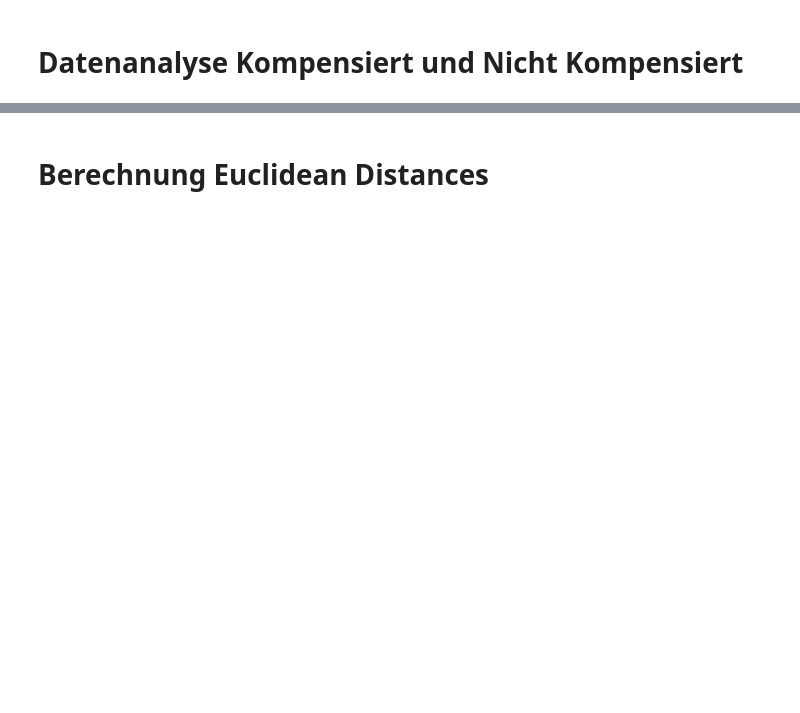
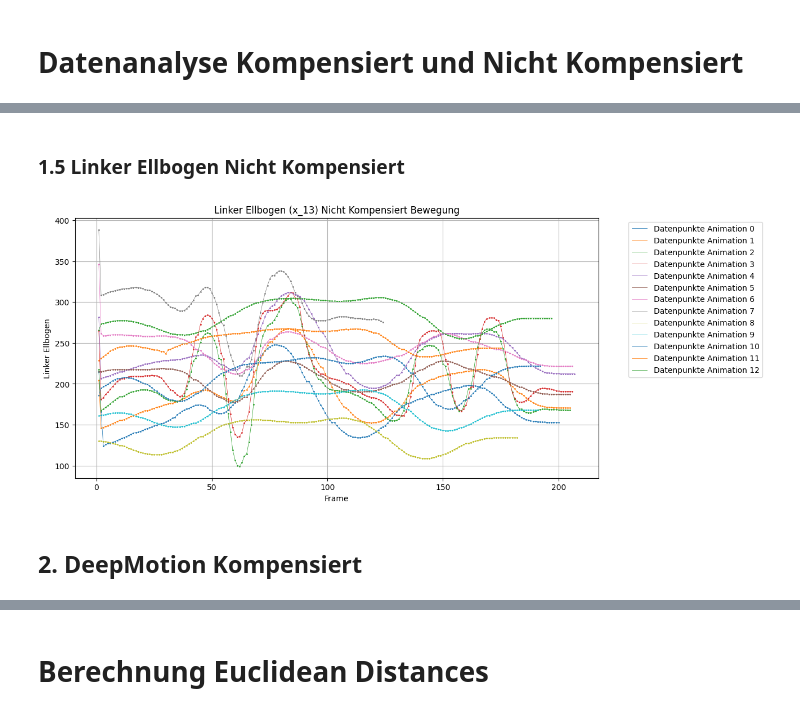
Before and after one commit to kollesal/VR-Quest, a Jupyter notebook: Assets/AvatarDataAugmentation/03 Data Analysis: DeepMotion and MediaPipe/01_Datenanalyse Kompensiert und nicht Kompensiert.ipynb, the cells around one changed output, grey strips where cells are left out. Drawn from its saved outputs; the diff is of its cells as text; code cells hidden in the pictures; blank space fills up the shorter version.

```diff
--- a/Assets/AvatarDataAugmentation/03 Data Analysis: DeepMotion and MediaPipe/01_Datenanalyse Kompensiert und nicht Kompensiert.ipynb
+++ b/Assets/AvatarDataAugmentation/03 Data Analysis: DeepMotion and MediaPipe/01_Datenanalyse Kompensiert und nicht Kompensiert.ipynb
@@ -469,0 +141,22 @@ plt.show()
+# %% [markdown]
+### 1.5 Linker Ellbogen Nicht Kompensiert
+# %%
+plt.figure(figsize=(12, 6))
+for i, df in enumerate(dfs):
+
+    plt.scatter(df["frame"], df["x_13"], marker='o', color=f'C{i}', s=1)
+    plt.plot(df["frame"], df["x_13"], color=f'C{i}', linestyle='-', linewidth=0.5, label=f'Datenpunkte Animation {i}')
+
+
+plt.title("Linker Ellbogen (x_13) Nicht Kompensiert Bewegung")
+plt.xlabel("Frame")
+plt.ylabel("Linker Ellbogen")
+plt.grid(True)
+# Move the legend outside of the plot
+plt.legend(bbox_to_anchor=(1.05, 1), loc='upper left')
+
+plt.show()
+# %% [output]
+[figure, added]
+# %% [markdown]
+## 2. DeepMotion Kompensiert
```
Also changed, not shown: parts of 93 cells of this notebook, 12 other files.
